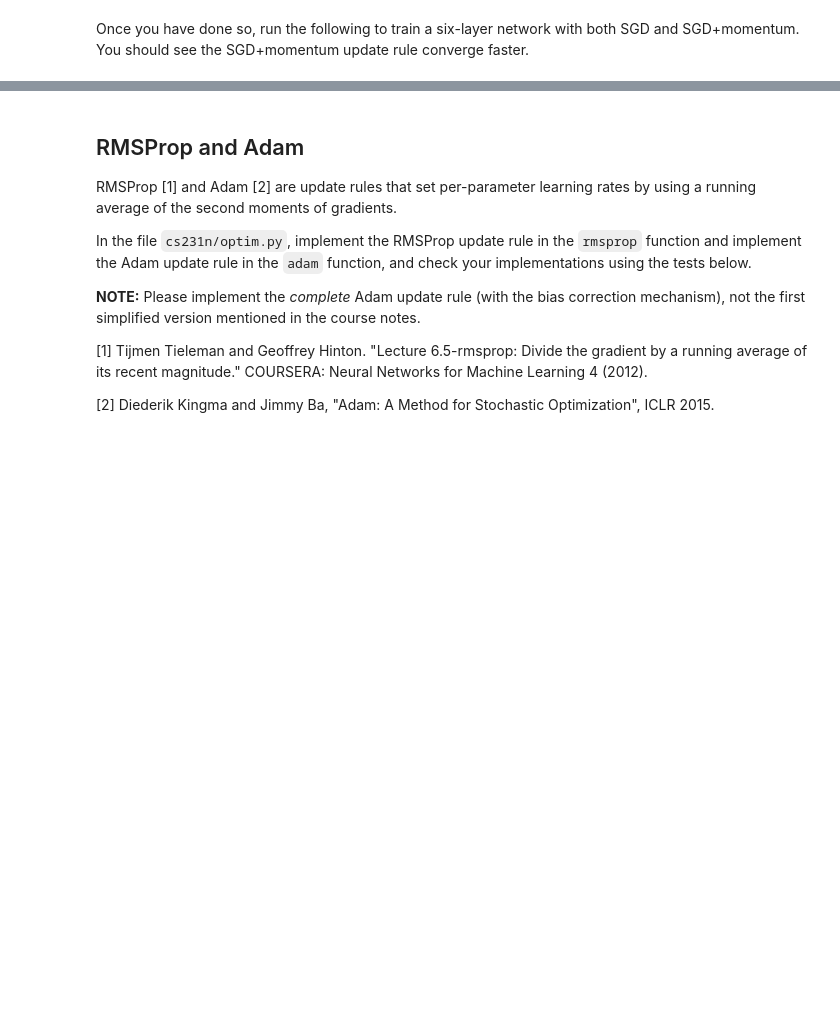
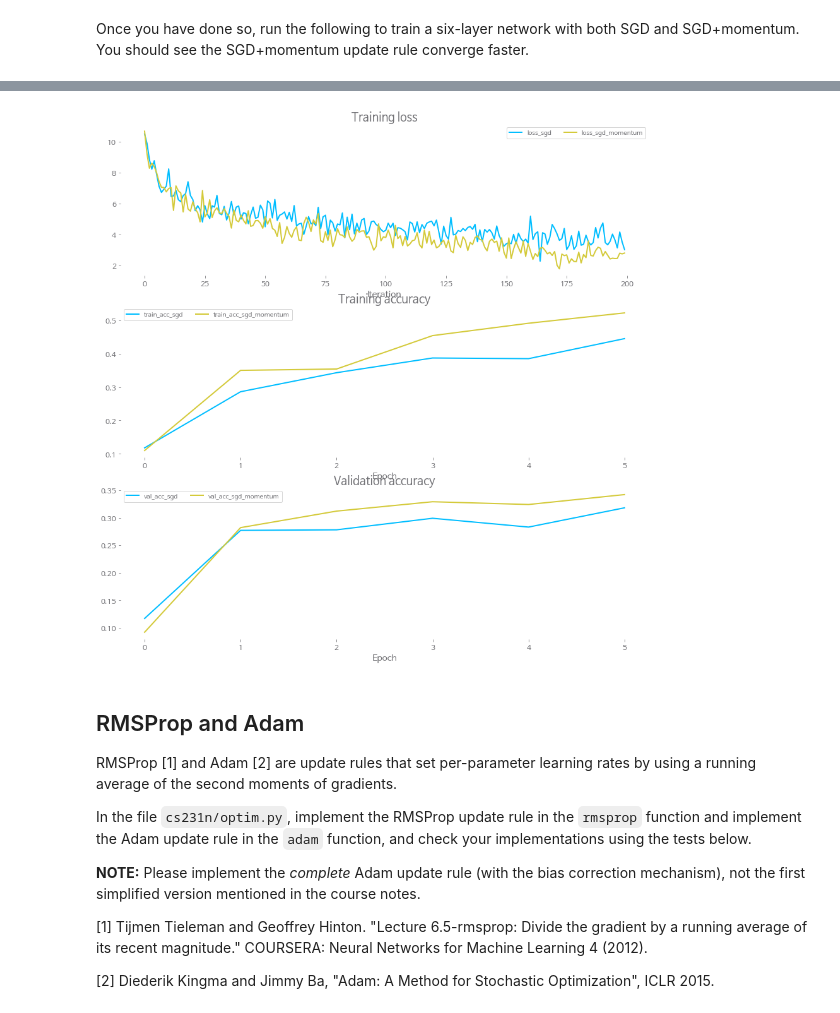
Before and after one commit to gusrhs11/CS231n, a Jupyter notebook: assignment2/FullyConnectedNets.ipynb, the cells around one changed output, grey strips where cells are left out. Drawn from its saved outputs; the diff is of its cells as text; code cells hidden in the pictures; blank space fills up the shorter version.

```diff
--- a/assignment2/FullyConnectedNets.ipynb
+++ b/assignment2/FullyConnectedNets.ipynb
@@ -301,7 +303,7 @@ for update_rule in ['sgd', 'sgd_momentum']:
         num_epochs=5,
         batch_size=100,
         update_rule=update_rule,
-        optim_config={'learning_rate': 5e-3},
+        optim_config={'learning_rate': 2e-3},
         verbose=True,
     )
     solvers[update_rule] = solver
@@ -326,3 +328,4 @@ for ax in axes:
     ax.grid(linestyle='--', linewidth=0.5)
 
 plt.show()
+# %% [output]
@@ -329,3 +349,4 @@ plt.show()
+[figure, added]
 # %% [markdown]
 ## RMSProp and Adam
 RMSProp [1] and Adam [2] are update rules that set per-parameter learning rates by using a running average of the second moments of gradients.
```
Also changed, not shown: parts of 5 cells of this notebook.
